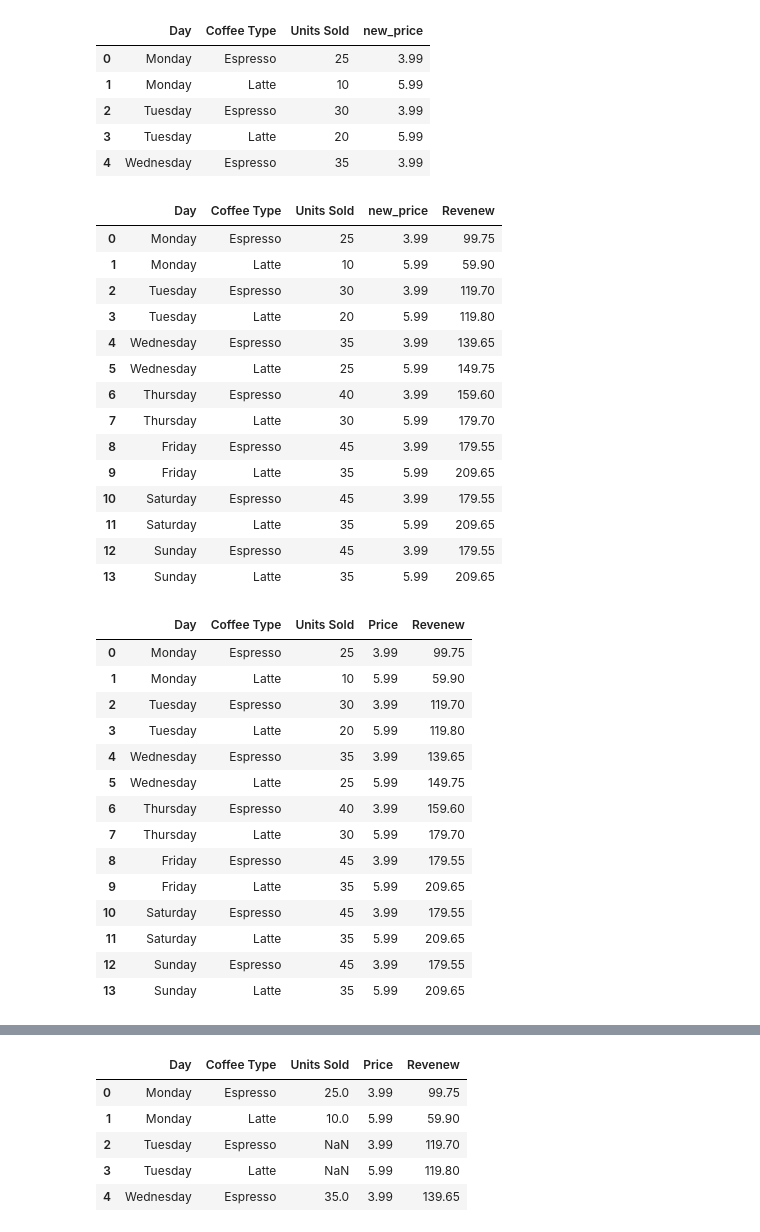
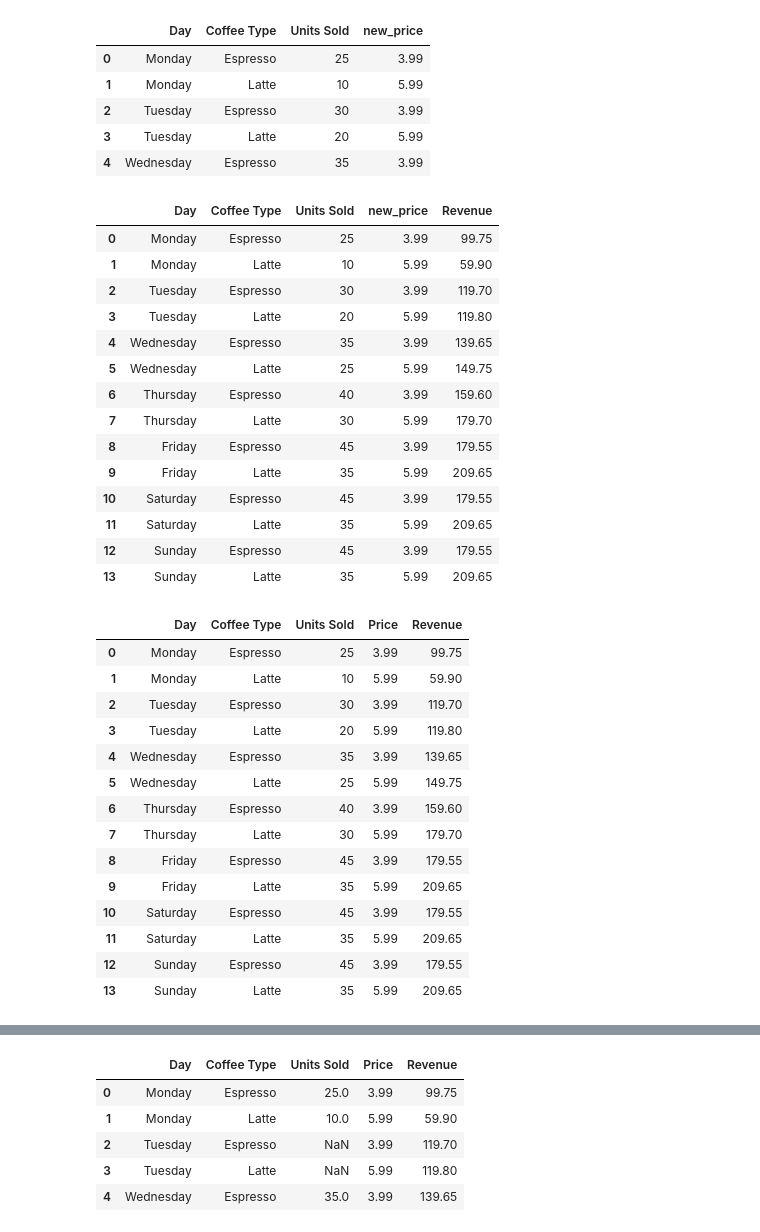
Before and after one commit to virvihuta/winter-2025, a Jupyter notebook: pandas_recap.ipynb, the cells around one changed output, grey strips where cells are left out. Cells and saved outputs as stored; diff of their text form; code cells hidden in the pictures.

```diff
--- a/pandas_recap.ipynb
+++ b/pandas_recap.ipynb
@@ -352,10 +352,10 @@ coffee_new.head()
 | 3 | Tuesday | Latte | 20 | 5.99 |
 | 4 | Wednesday | Espresso | 35 | 3.99 |
 # %%
-coffee['Revenew'] = coffee['Units Sold'] * coffee['new_price']
+coffee['Revenue'] = coffee['Units Sold'] * coffee['new_price']
 coffee
 # %% [output]
-|  | Day | Coffee Type | Units Sold | new_price | Revenew |
+|  | Day | Coffee Type | Units Sold | new_price | Revenue |
 | 0 | Monday | Espresso | 25 | 3.99 | 99.75 |
 | 1 | Monday | Latte | 10 | 5.99 | 59.90 |
 | 2 | Tuesday | Espresso | 30 | 3.99 | 119.70 |
@@ -374,7 +374,7 @@ coffee
 coffee.rename(columns={'new_price':'Price'}, inplace=True)
 coffee
 # %% [output]
-|  | Day | Coffee Type | Units Sold | Price | Revenew |
+|  | Day | Coffee Type | Units Sold | Price | Revenue |
 | 0 | Monday | Espresso | 25 | 3.99 | 99.75 |
 | 1 | Monday | Latte | 10 | 5.99 | 59.90 |
 | 2 | Tuesday | Espresso | 30 | 3.99 | 119.70 |
@@ -565,7 +565,7 @@ combined_df.head()
 coffee.loc[[2,3], 'Units Sold'] = np.nan
 coffee.head()
 # %% [output]
-|  | Day | Coffee Type | Units Sold | Price | Revenew |
+|  | Day | Coffee Type | Units Sold | Price | Revenue |
 | 0 | Monday | Espresso | 25.0 | 3.99 | 99.75 |
 | 1 | Monday | Latte | 10.0 | 5.99 | 59.90 |
 | 2 | Tuesday | Espresso | NaN | 3.99 | 119.70 |
```
Also changed, not shown: parts of 13 cells of this notebook.
